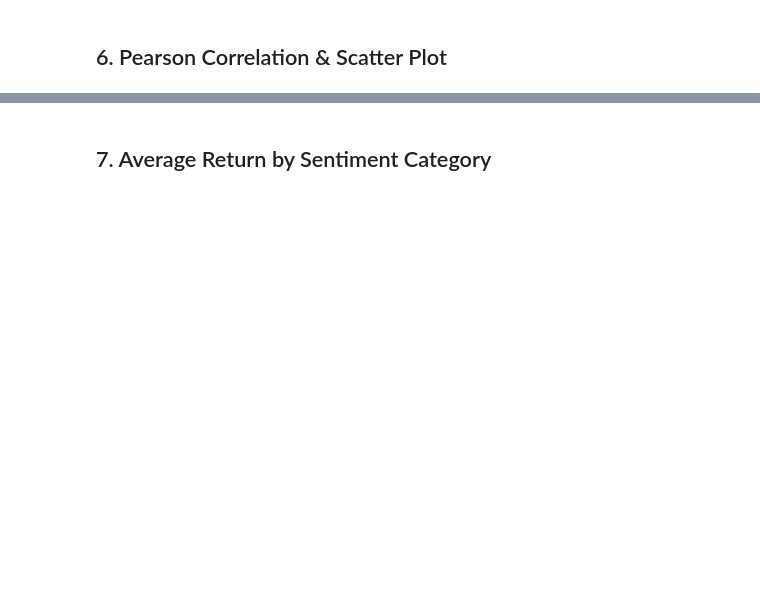
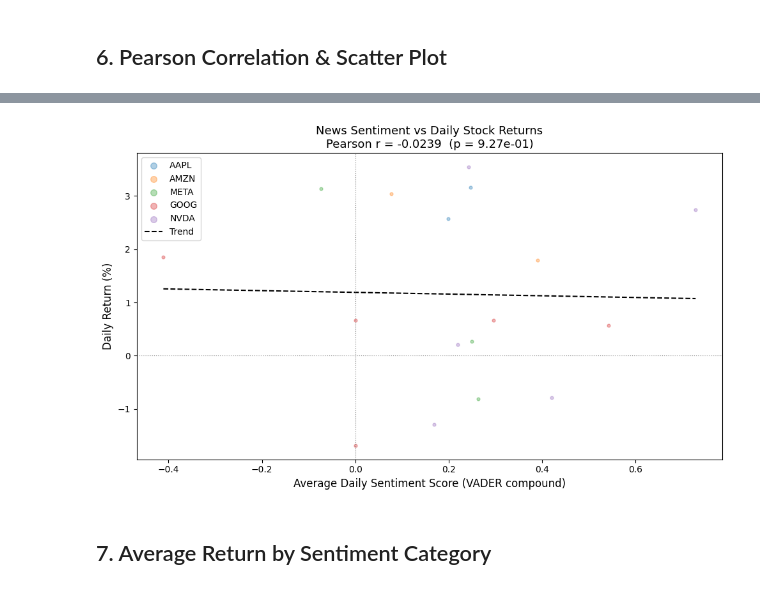
Before and after one commit to Simbogj/news-sentiment-analysis, a Jupyter notebook: notebooks/task_3_sentiment_correlation.ipynb, the cells around one changed output, grey strips where cells are left out. Saved outputs shown, nothing was run; the diff lists cells and outputs as text; code cells hidden in the pictures; blank space fills up the shorter version.

```diff
--- a/notebooks/task_3_sentiment_correlation.ipynb
+++ b/notebooks/task_3_sentiment_correlation.ipynb
@@ -24,5 +24,17 @@ from vaderSentiment.vaderSentiment import SentimentIntensityAnalyzer
 
 warnings.filterwarnings('ignore')
 
-# Stocks of interest (must match yfinance CSV filenames)
+# Stocks of interest (Price file symbols)
 STOCKS = ['AAPL', 'AMZN', 'META', 'GOOG', 'NVDA']
+
+# Mapping from Price symbol to News dataset symbol (e.g., META headlines are under FB ticker in old datasets)
+NEWS_TICKER_MAP = {
+    'META': 'FB'
+}
+REVERSE_NEWS_MAP = {v: k for k, v in NEWS_TICKER_MAP.items()}
+
+# Symbols to filter from the news dataset
+NEWS_SYMBOLS = [NEWS_TICKER_MAP.get(s, s) for s in STOCKS]
+
+print(f"Targeting price symbols: {STOCKS}")
+print(f"Filtering news symbols: {NEWS_SYMBOLS}")
@@ -32,9 +47,14 @@ STOCKS = ['AAPL', 'AMZN', 'META', 'GOOG', 'NVDA']
 df_news = pd.read_csv('../data/raw/raw_analyst_ratings.csv')
 
 print(f"Total records in dataset: {len(df_news):,}")
-print(f"Unique stocks: {df_news['stock'].nunique()}")
+print(f"Unique stocks in news: {df_news['stock'].nunique()}")
 
-# Filter to our 5 stocks
-df_news = df_news[df_news['stock'].isin(STOCKS)].copy()
-print(f"Records after filtering to {STOCKS}: {len(df_news):,}")
+# Filter to our 5 stocks (using news-specific symbols)
+df_news = df_news[df_news['stock'].isin(NEWS_SYMBOLS)].copy()
+
+# Map news symbols back to standard price symbols (e.g., FB -> META)
+df_news['stock'] = df_news['stock'].replace(REVERSE_NEWS_MAP)
+
+print(f"Records after filtering and mapping: {len(df_news):,}")
+print(f"Final symbols in news dataframe: {df_news['stock'].unique()}")
 df_news.head()
@@ -61,20 +95,25 @@ print(f"Range: {all_trading_days[0]}  →  {all_trading_days[-1]}")
 # %%
 # Parse dates (data has UTC-4 timezone offset)
-df_news['date_parsed'] = pd.to_datetime(df_news['date'], utc=True)
+df_news['date_parsed'] = pd.to_datetime(df_news['date'], utc=True, errors='coerce')
+df_news = df_news.dropna(subset=['date_parsed'])
 
 # Convert to naive local date (drop time component)
 df_news['pub_date'] = df_news['date_parsed'].dt.tz_convert('America/New_York').dt.date
 
 # Map each pub_date to the next valid trading day
 trading_days_set = set(all_trading_days)
+max_trading_day = max(all_trading_days)
 
 def next_trading_day(d):
     """Return d if it is a trading day, else return the next trading day."""
     while d not in trading_days_set:
         d += datetime.timedelta(days=1)
+        if d > max_trading_day:
+            return None
     return d
 
 df_news['aligned_date'] = df_news['pub_date'].apply(next_trading_day)
+df_news = df_news.dropna(subset=['aligned_date'])
 
 print("Sample of date alignment:")
 df_news[['headline', 'stock', 'pub_date', 'aligned_date']].head(10)
@@ -177,32 +263,34 @@ for symbol in STOCKS:
 # %%
 # Scatter plot with trend line
 fig, ax = plt.subplots(figsize=(10, 6))
 
 colors_map = {'AAPL': '#1f77b4', 'AMZN': '#ff7f0e', 'META': '#2ca02c',
               'GOOG': '#d62728', 'NVDA': '#9467bd'}
 
 for symbol in STOCKS:
     subset = df_merged[df_merged['stock'] == symbol]
     ax.scatter(subset['avg_sentiment'], subset['daily_return'],
-               alpha=0.35, s=12, label=symbol, color=colors_map[symbol])
+               alpha=0.35, s=12, label=symbol, color=colors_map.get(symbol, 'grey'))
 
 # Overall trend line
 z = np.polyfit(df_merged['avg_sentiment'], df_merged['daily_return'], 1)
 x_line = np.linspace(df_merged['avg_sentiment'].min(), df_merged['avg_sentiment'].max(), 200)
 ax.plot(x_line, np.poly1d(z)(x_line), 'k--', linewidth=1.5, label='Trend')
 
 ax.set_xlabel('Average Daily Sentiment Score (VADER compound)', fontsize=12)
 ax.set_ylabel('Daily Return (%)', fontsize=12)
 ax.set_title(
     f'News Sentiment vs Daily Stock Returns\n'
     f'Pearson r = {corr:.4f}  (p = {p_value:.2e})',
     fontsize=13
 )
 ax.axhline(0, color='grey', linewidth=0.8, linestyle=':')
 ax.axvline(0, color='grey', linewidth=0.8, linestyle=':')
 ax.legend(markerscale=2)
 plt.tight_layout()
 plt.show()
+# %% [output]
+[figure, added]
 # %% [markdown]
 ## 7. Average Return by Sentiment Category
 # %%
```
Also changed, not shown: parts of 14 cells of this notebook, 1 other file.
